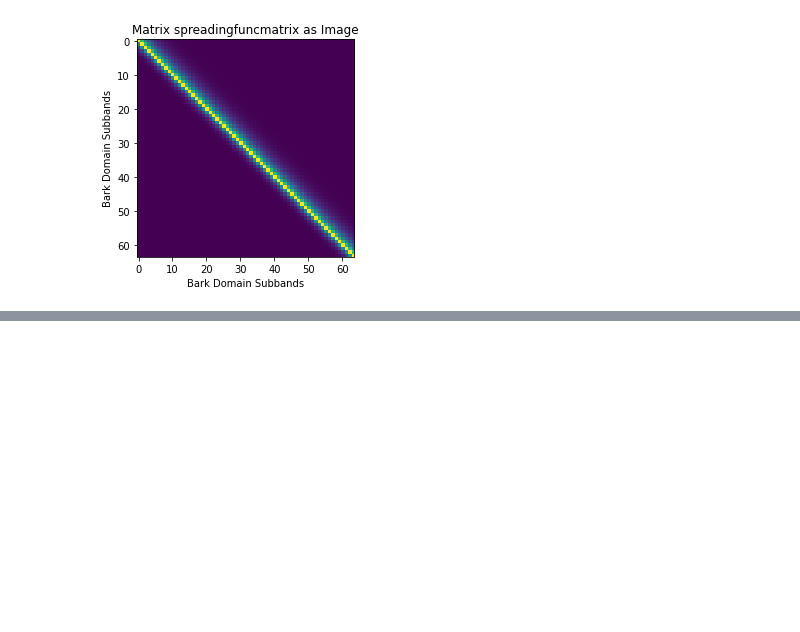
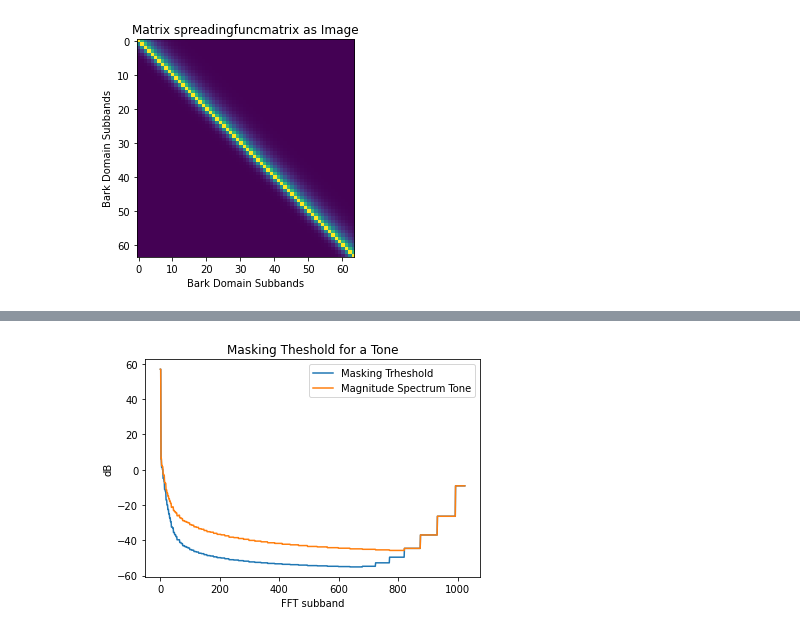
Before and after one commit to TUIlmenauAMS/AudioCoding_Tutorials, a Jupyter notebook: torch_psyacmodel.ipynb, the cells around one changed output, grey strips where cells are left out. Cells and saved outputs as stored; diff of their text form; code cells hidden in the pictures; blank space fills up the shorter version.

```diff
--- a/torch_psyacmodel.ipynb
+++ b/torch_psyacmodel.ipynb
@@ -250,0 +359,11 @@ plt.show()
+# %%
+plt.figure()
+plt.plot(20*np.log10(y_mT.detach().numpy()+1e-3))
+plt.title('Masking Theshold for a Tone')
+plt.plot(20*np.log10(y_pred_mT.detach().numpy()+1e-3))
+plt.legend(('Masking Trheshold', 'Magnitude Spectrum Tone'))
+plt.xlabel('FFT subband')
+plt.ylabel("dB")
+plt.show()
+# %% [output]
+[figure, added]
```
Also changed, not shown: parts of 4 cells of this notebook, 1 other file.
